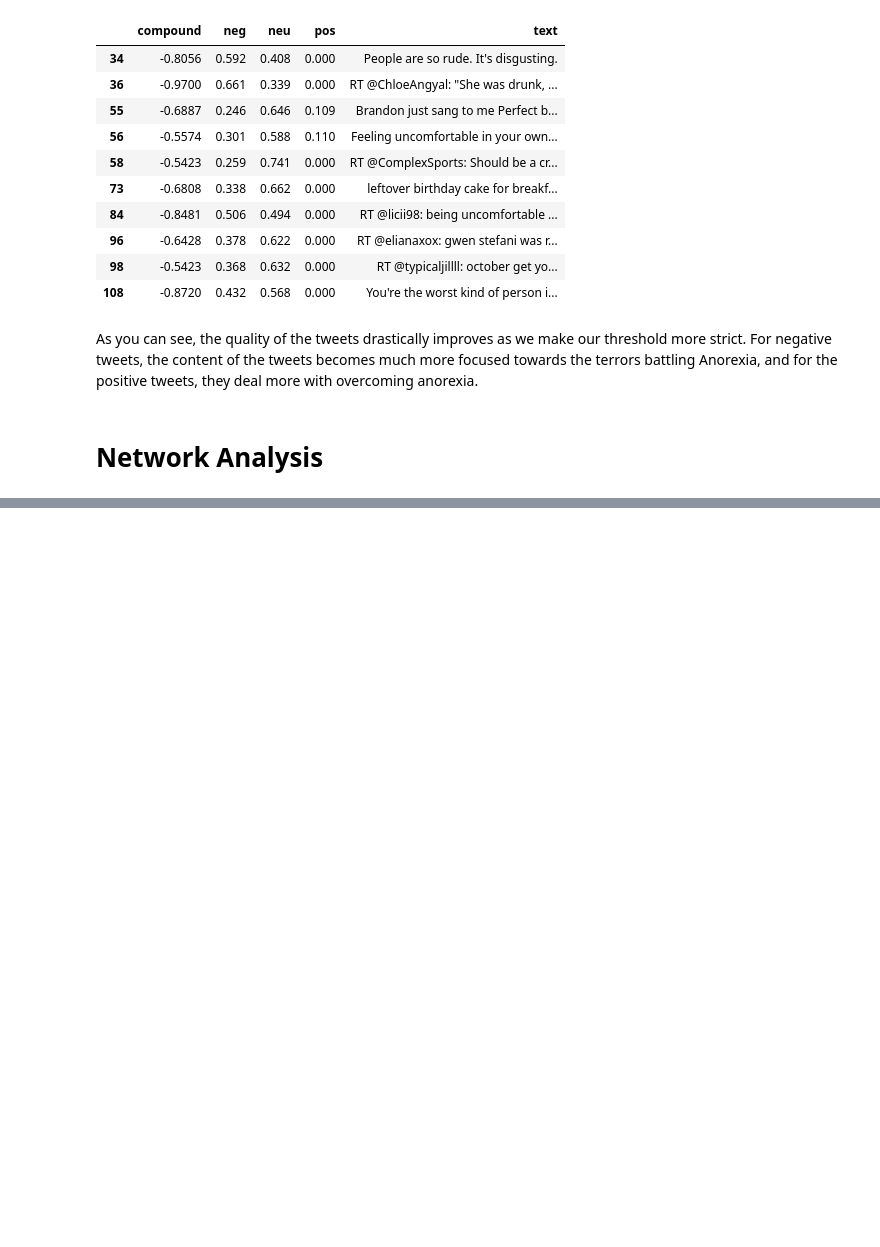
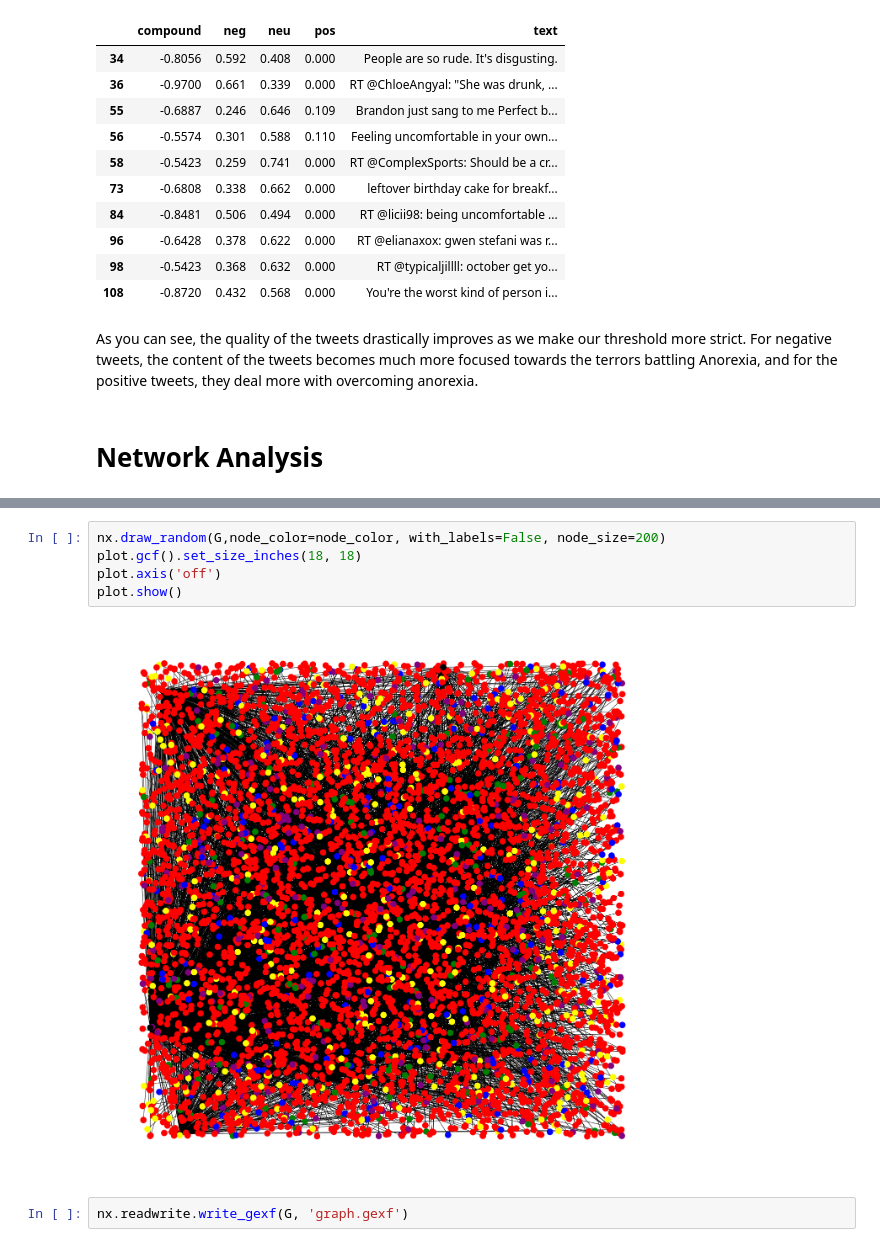
Before and after one commit to detectAna/detectAna, a Jupyter notebook: exploratory_analysis/data_analysis.ipynb, the cells around one changed output, grey strips where cells are left out. Cells and saved outputs as stored; diff of their text form; blank space fills up the shorter version.

```diff
--- a/exploratory_analysis/data_analysis.ipynb
+++ b/exploratory_analysis/data_analysis.ipynb
@@ -830,0 +900,9 @@ As you can see, the quality of the tweets drastically improves as we make our th
+# %%
+nx.draw_random(G,node_color=node_color, with_labels=False, node_size=200)
+plot.gcf().set_size_inches(18, 18)
+plot.axis('off')
+plot.show()
+# %% [output]
+[figure, added]
+# %%
+nx.readwrite.write_gexf(G, 'graph.gexf')
```
Also changed, not shown: parts of 28 cells of this notebook, 5 other files.
